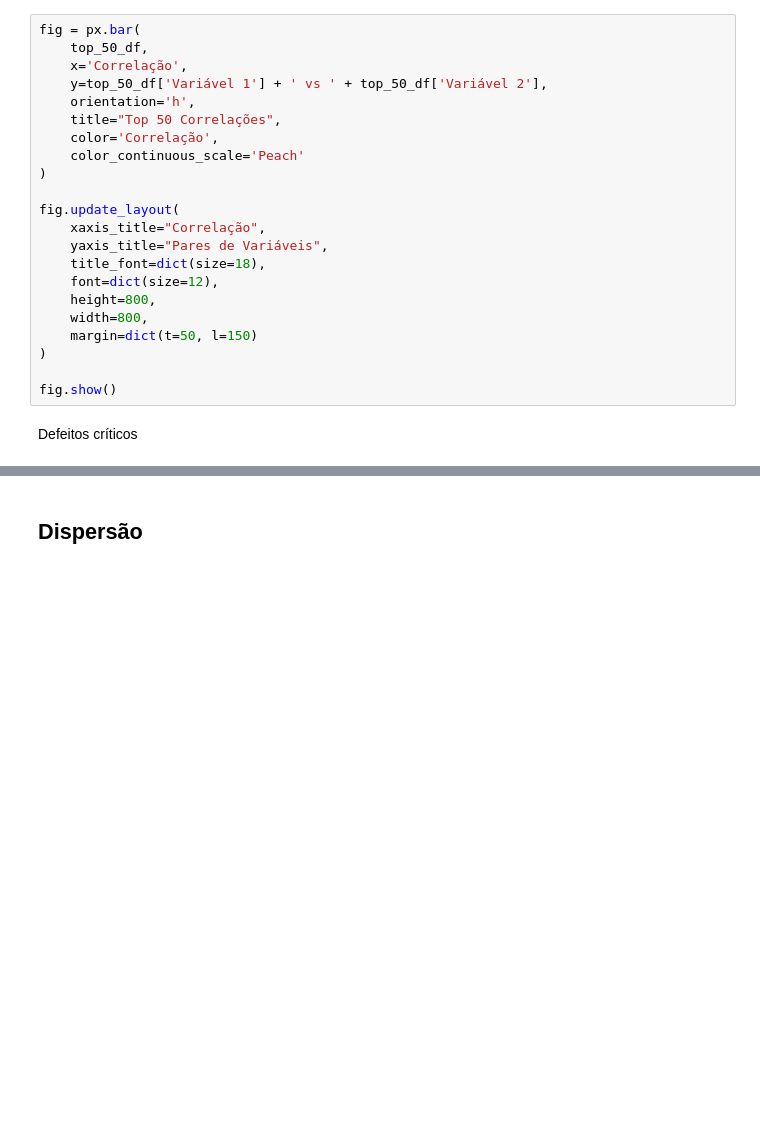
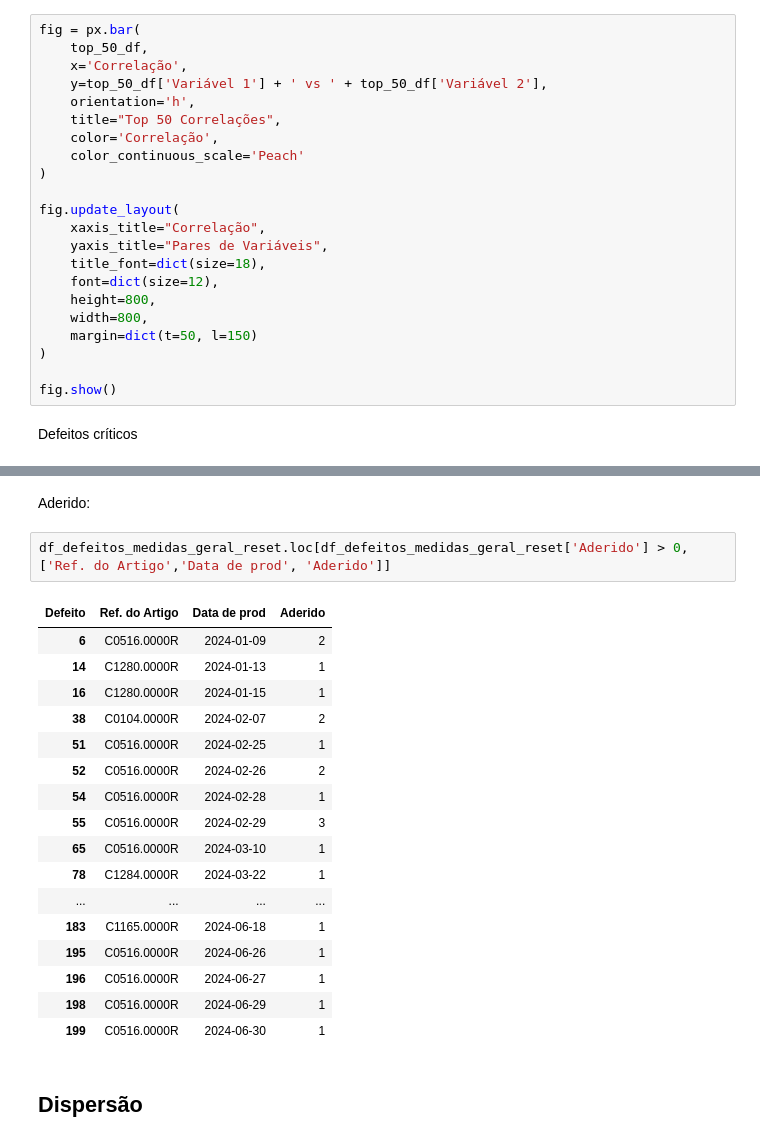
Before and after one commit to lucasz-g/Analise-Gotas, a Jupyter notebook: analises/analise_defeitos.ipynb, the cells around one changed output, grey strips where cells are left out. Saved outputs shown, nothing was run; the diff lists cells and outputs as text; blank space fills up the shorter version.

```diff
--- a/analises/analise_defeitos.ipynb
+++ b/analises/analise_defeitos.ipynb
@@ -917,3 +915,25 @@ fig.show()
+# %% [markdown]
+Aderido:
+# %%
+df_defeitos_medidas_geral_reset.loc[df_defeitos_medidas_geral_reset['Aderido'] > 0, ['Ref. do Artigo','Data de prod', 'Aderido']]
+# %% [output]
+| Defeito | Ref. do Artigo | Data de prod | Aderido |
+| 6 | C0516.0000R | 2024-01-09 | 2 |
+| 14 | C1280.0000R | 2024-01-13 | 1 |
+| 16 | C1280.0000R | 2024-01-15 | 1 |
+| 38 | C0104.0000R | 2024-02-07 | 2 |
+| 51 | C0516.0000R | 2024-02-25 | 1 |
+| 52 | C0516.0000R | 2024-02-26 | 2 |
+| 54 | C0516.0000R | 2024-02-28 | 1 |
+| 55 | C0516.0000R | 2024-02-29 | 3 |
+| 65 | C0516.0000R | 2024-03-10 | 1 |
+| 78 | C1284.0000R | 2024-03-22 | 1 |
+| ... | ... | ... | ... |
+| 183 | C1165.0000R | 2024-06-18 | 1 |
+| 195 | C0516.0000R | 2024-06-26 | 1 |
+| 196 | C0516.0000R | 2024-06-27 | 1 |
+| 198 | C0516.0000R | 2024-06-29 | 1 |
+| 199 | C0516.0000R | 2024-06-30 | 1 |
 # %% [markdown]
 ## Dispersão
 # %% [markdown]
```
Also changed, not shown: parts of 18 cells of this notebook, 2 other files.
